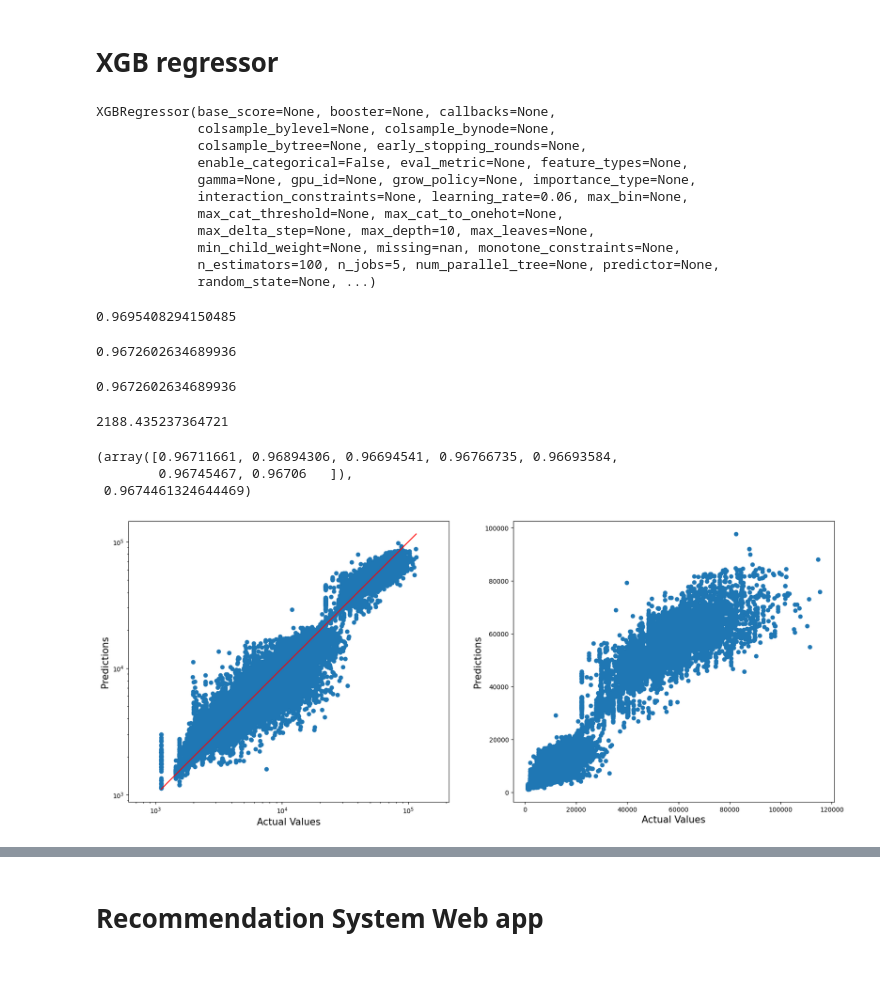
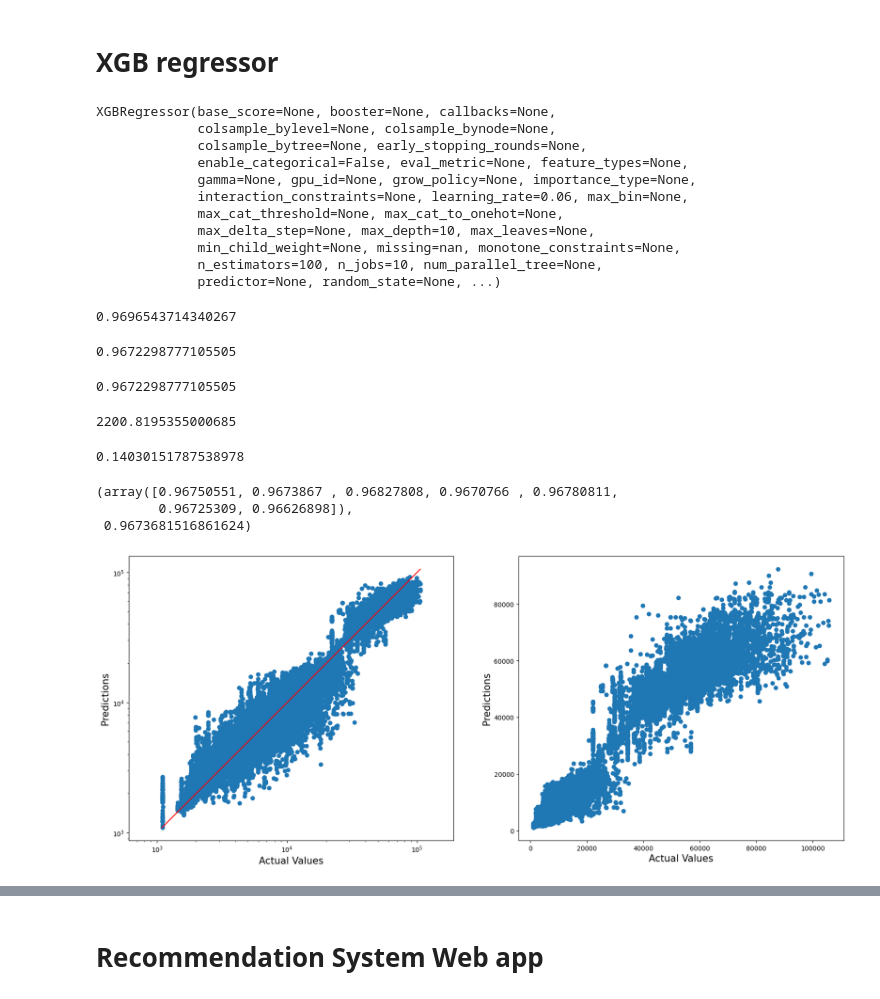
Before and after one commit to TamizharasanG/Travel-and-Tourism-Clarity-TTS, a Jupyter notebook: Tour_Assistant_Web_app.ipynb, the cells around one changed output, grey strips where cells are left out. Saved outputs shown, nothing was run; the diff lists cells and outputs as text; code cells hidden in the pictures; blank space fills up the shorter version.

```diff
--- a/Tour_Assistant_Web_app.ipynb
+++ b/Tour_Assistant_Web_app.ipynb
@@ -447,7 +459,7 @@ plt.scatter(y_pred_rf, y_pred_rf, color = "r")
 # %% [markdown]
 # **XGB regressor**
 # %%
-xgb = XGBRegressor(n_jobs=5,learning_rate=0.06,max_depth=10)
+xgb = XGBRegressor(n_jobs=10,learning_rate=0.06,max_depth=10)
 xgb.fit(X_train, y_train)
 # %% [output]
 XGBRegressor(base_score=None, booster=None, callbacks=None,
@@ -459,51 +471,56 @@ XGBRegressor(base_score=None, booster=None, callbacks=None,
              max_cat_threshold=None, max_cat_to_onehot=None,
              max_delta_step=None, max_depth=10, max_leaves=None,
              min_child_weight=None, missing=nan, monotone_constraints=None,
-             n_estimators=100, n_jobs=5, num_parallel_tree=None, predictor=None,
-             random_state=None, ...)
+             n_estimators=100, n_jobs=10, num_parallel_tree=None,
+             predictor=None, random_state=None, ...)
 # %%
 xgb.score(X_train, y_train)
 # %% [output]
-0.9695408294150485
+0.9696543714340267
 # %%
 y_pred_xgb = xgb.predict(X_test)
 # %%
 xgb.score(X_test, y_test)
 # %% [output]
-0.9672602634689936
+0.9672298777105505
 # %%
 r2_score(y_test, y_pred_xgb)
 # %% [output]
-0.9672602634689936
+0.9672298777105505
 # %%
 mean_absolute_error(y_true=y_test,y_pred=y_pred_xgb)
 # %% [output]
-2188.435237364721
+2200.8195355000685
+# %%
+mean_absolute_percentage_error(y_test, y_pred_xgb)
+# %% [output]
+0.14030151787538978
 # %%
 cv_xgb = cross_val_score(xgb, X, y, cv=7, scoring = "r2")
 cv_xgb, np.mean(cv_xgb)
 # %% [output]
-(array([0.96711661, 0.96894306, 0.96694541, 0.96766735, 0.96693584,
-        0.96745467, 0.96706   ]),
- 0.9674461324644469)
+(array([0.96750551, 0.9673867 , 0.96827808, 0.9670766 , 0.96780811,
+        0.96725309, 0.96626898]),
+ 0.9673681516861624)
 # %%
 plt.figure(figsize=(20,8))
+plt.title("XGB Regressor")
 plt.subplot(1, 2, 1)
 plt.scatter(y_test, y_pred_xgb)
 plt.yscale('log')
 plt.xscale('log')
 
 p1 = max(max(y_pred_xgb), max(y_test))
 p2 = min(min(y_pred_xgb), min(y_test))
 plt.plot([p1, p2], [p1, p2], 'r-')
 plt.xlabel('Actual Values', fontsize=15)
 plt.ylabel('Predictions', fontsize=15)
 plt.axis('equal')
 
 plt.subplot(1, 2, 2)
 plt.scatter(y_test, y_pred_xgb)
 plt.xlabel('Actual Values', fontsize=15)
 plt.ylabel('Predictions', fontsize=15)
 plt.show()
 # %% [output]
-[figure, old version]
+[figure, new version]
```
Also changed, not shown: parts of 38 cells of this notebook.
